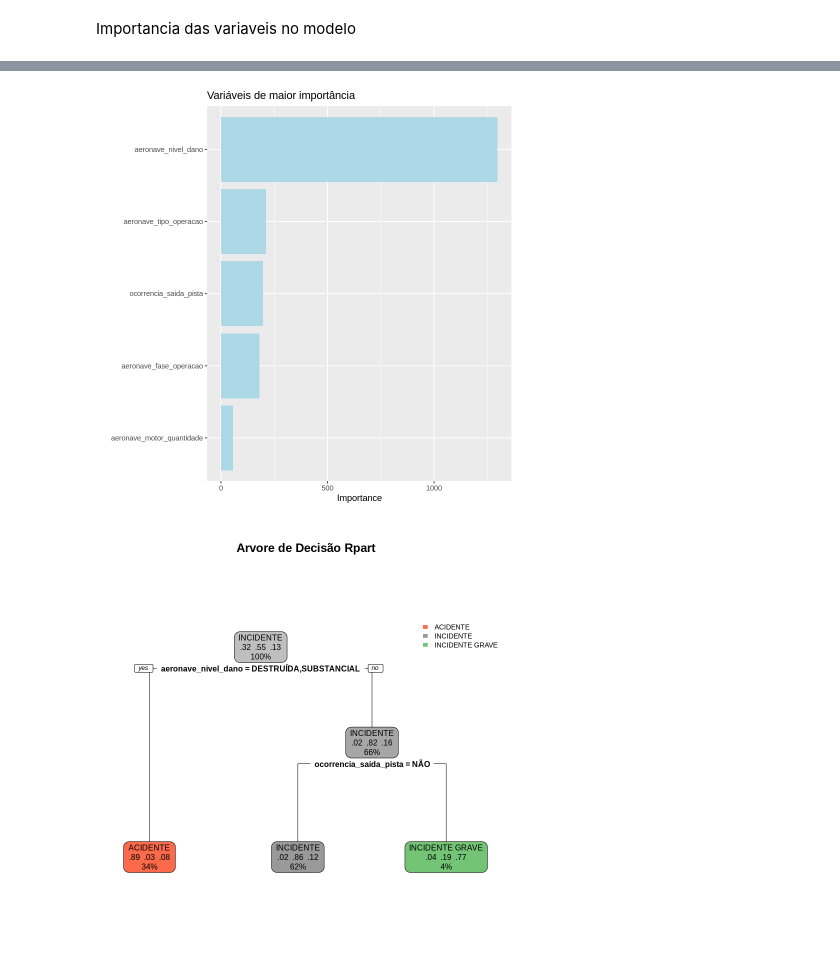
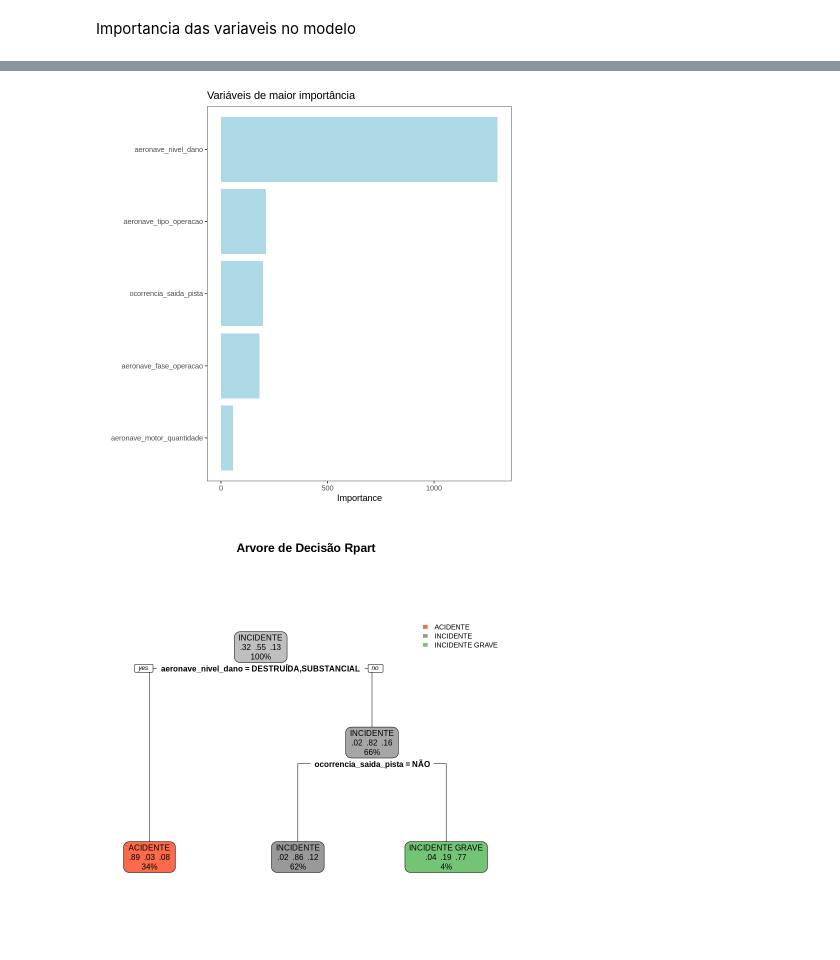
Before and after one commit to JulliaNascimento/Mineracao-de-Dados, a Jupyter notebook: Dados_trabalho.ipynb, the cells around one changed output, grey strips where cells are left out. Drawn from its saved outputs; the diff is of its cells as text; code cells hidden in the pictures.

```diff
--- a/Dados_trabalho.ipynb
+++ b/Dados_trabalho.ipynb
@@ -57,6 +57,7 @@ dados <- mutate(dados,
                 regiao = as.factor(regiao)
                 )
 dados[dados== '***'] <- NA
+dados$aeronave_motor_tipo[dados$aeronave_motor_tipo== '0'] <- NA
 # %% [markdown]
 ## **Analise Descritiva dos Dados**
 # %% [markdown]
@@ -523,6 +770,8 @@ tree_fit <- modelo_ajustado_rpart |>
 Importancia das variaveis no modelo
 # %%
 vip(tree_fit) +
-geom_col(stat = "identity",fill="lightblue") +
-ggtitle("Variáveis de maior importância")
+geom_col(fill="lightblue") +
+ggtitle("Variáveis de maior importância") +
+theme_bw() +
+theme(panel.grid=element_blank())
 # %% [output]
@@ -531,4 +778,4 @@ Warning message:
-[figure, old version]
+[figure, new version]
 # %%
 rpart.plot(tree_fit$fit, main = "Arvore de Decisão Rpart",
     tweak = 0.8,roundint=FALSE)
```
Also changed, not shown: parts of 32 cells of this notebook.
